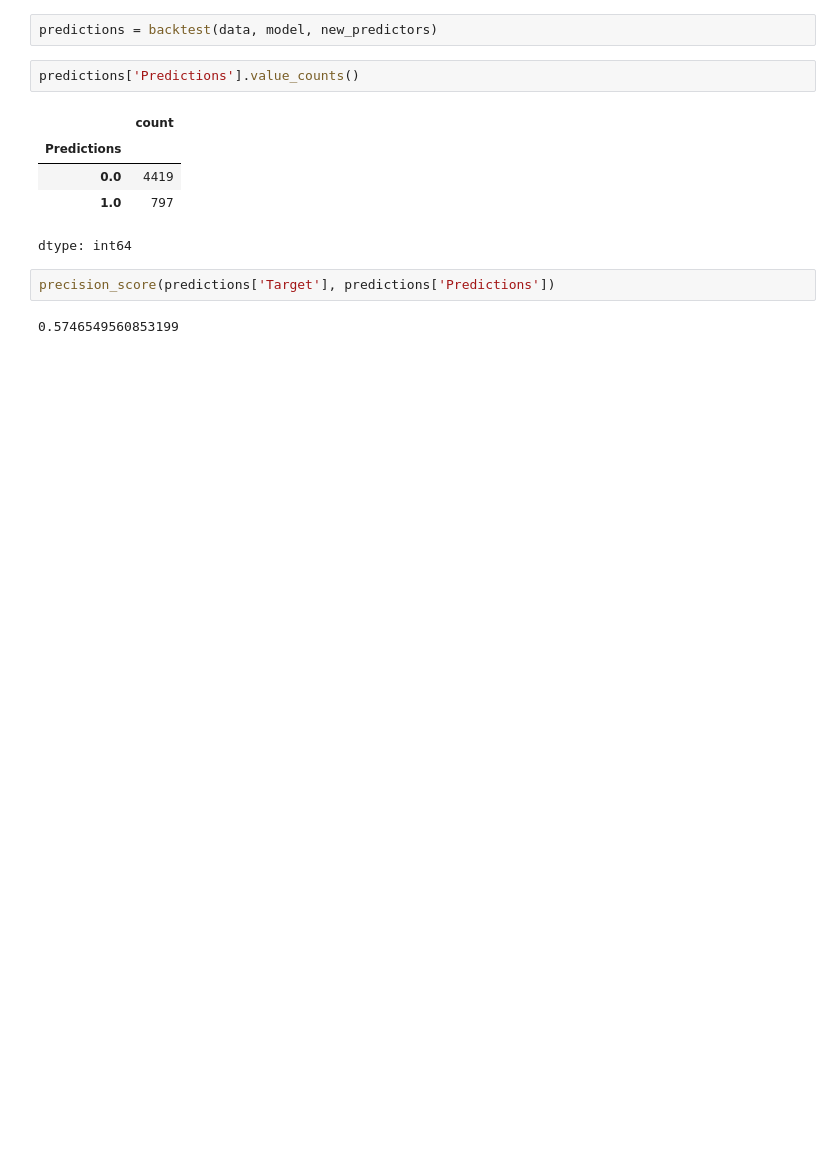
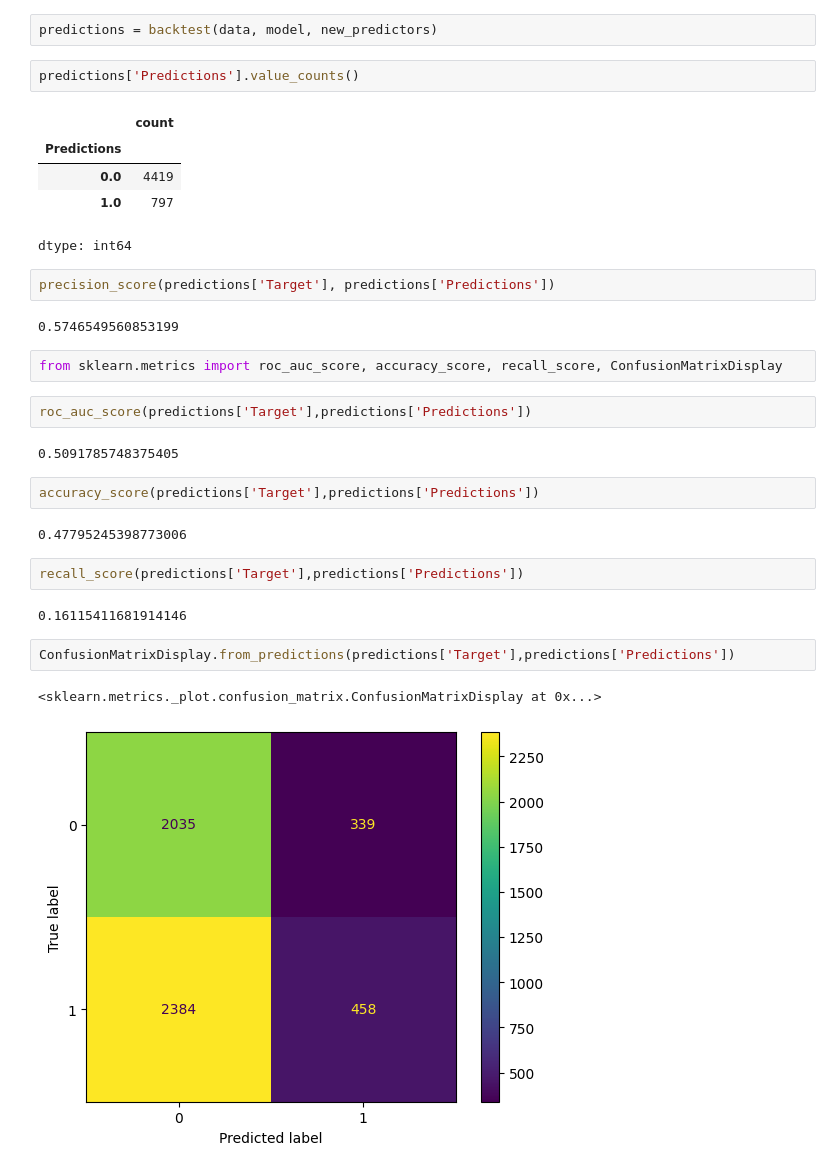
Before and after one commit to brayvid/trading-algorithm, a Jupyter notebook: sp500_forecast.ipynb, the cells around one changed output. Cells and saved outputs as stored; diff of their text form; blank space fills up the shorter version.

```diff
--- a/sp500_forecast.ipynb
+++ b/sp500_forecast.ipynb
@@ -165,3 +165,22 @@ dtype: int64
 precision_score(predictions['Target'], predictions['Predictions'])
 # %% [output]
 0.5746549560853199
+# %%
+from sklearn.metrics import roc_auc_score, accuracy_score, recall_score, ConfusionMatrixDisplay
+# %%
+roc_auc_score(predictions['Target'],predictions['Predictions'])
+# %% [output]
+0.5091785748375405
+# %%
+accuracy_score(predictions['Target'],predictions['Predictions'])
+# %% [output]
+0.47795245398773006
+# %%
+recall_score(predictions['Target'],predictions['Predictions'])
+# %% [output]
+0.16115411681914146
+# %%
+ConfusionMatrixDisplay.from_predictions(predictions['Target'],predictions['Predictions'])
+# %% [output]
+<sklearn.metrics._plot.confusion_matrix.ConfusionMatrixDisplay at 0x...>
+[figure, added]
```
Also changed, not shown: parts of 37 cells of this notebook.
